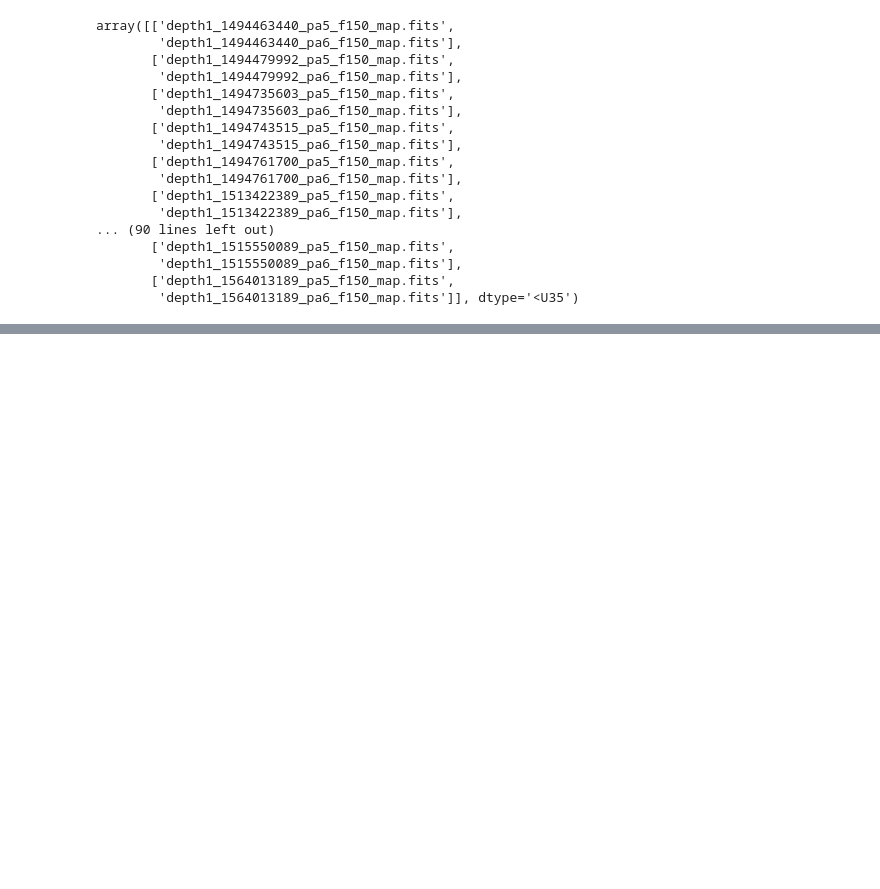
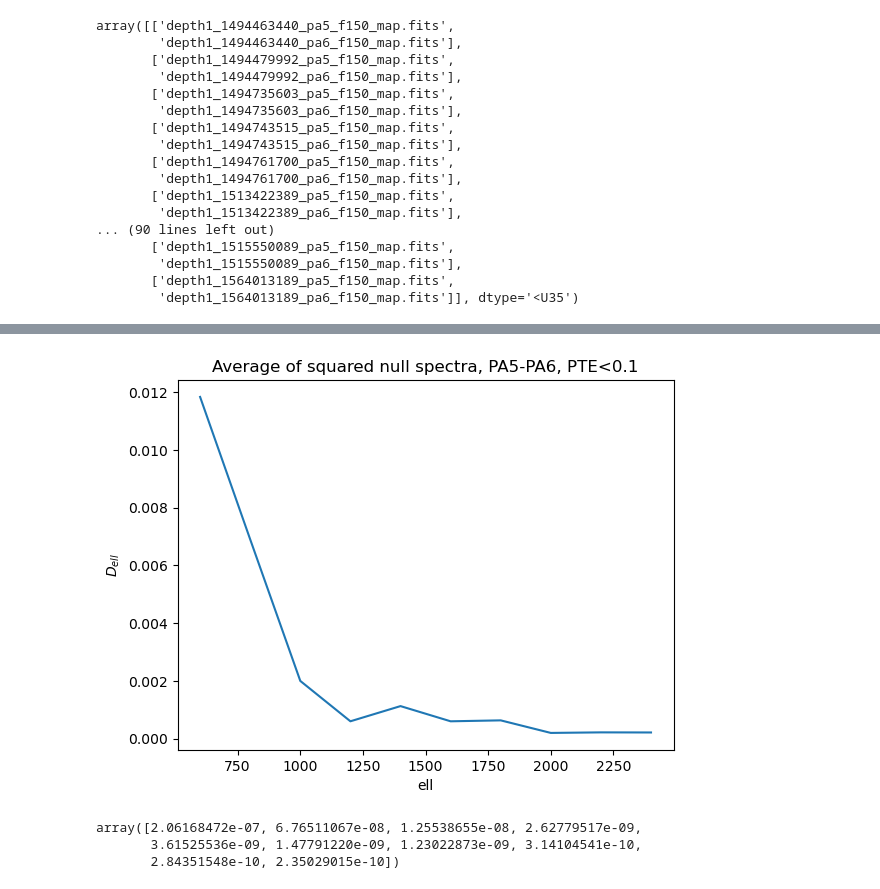
Before and after one commit to zhuber21/act-axion-analysis, a Jupyter notebook: notebooks/array_differences_larger_depth1_set_20241125.ipynb, the cells around one changed output, grey strips where cells are left out. Drawn from its saved outputs; the diff is of its cells as text; code cells hidden in the pictures; blank space fills up the shorter version.

```diff
--- a/notebooks/array_differences_larger_depth1_set_20241125.ipynb
+++ b/notebooks/array_differences_larger_depth1_set_20241125.ipynb
@@ -323,3 +326,5 @@ array([['depth1_1494463440_pa5_f150_map.fits',
         'depth1_1515550089_pa6_f150_map.fits'],
        ['depth1_1564013189_pa5_f150_map.fits',
         'depth1_1564013189_pa6_f150_map.fits']], dtype='<U35')
+# %%
+low_pa5pa6_pte_indices = np.intersect1d(np.where(pte_all_pairs < 0.1)[0], pa5pa6_indices)
@@ -325,0 +352,20 @@ array([['depth1_1494463440_pa5_f150_map.fits',
+# %%
+# Testing the sum of the squares of the null test spectra to look for obvious ell dependence
+# Only looking at the 20 PA5/PA6 pairs that have PTE<0.1
+low_pa5pa6_pte_avg_sq_spectrum = np.mean(est_diff_all_pairs[low_pa5pa6_pte_indices]**2,axis=0)
+ell = spectra_dict[maps[0]]['ell']
+plt.plot(ell,(ell/(2*np.pi))*(ell+1)*low_pa5pa6_pte_avg_sq_spectrum) # C_ell
+#plt.plot(ell,low_pa5pa6_pte_avg_sq_spectrum) # D_ell
+plt.title("Average of squared null spectra, PA5-PA6, PTE<0.1")
+plt.ylabel("$D_{ell}$")
+plt.xlabel("ell")
+plt.show()
+plt.close()
+# %% [output]
+[figure, added]
+# %%
+low_pa5pa6_pte_avg_sq_spectrum
+# %% [output]
+array([2.06168472e-07, 6.76511067e-08, 1.25538655e-08, 2.62779517e-09,
+       3.61525536e-09, 1.47791220e-09, 1.23022873e-09, 3.14104541e-10,
+       2.84351548e-10, 2.35029015e-10])
```
Also changed, not shown: parts of 11 cells of this notebook, 1 other file.
